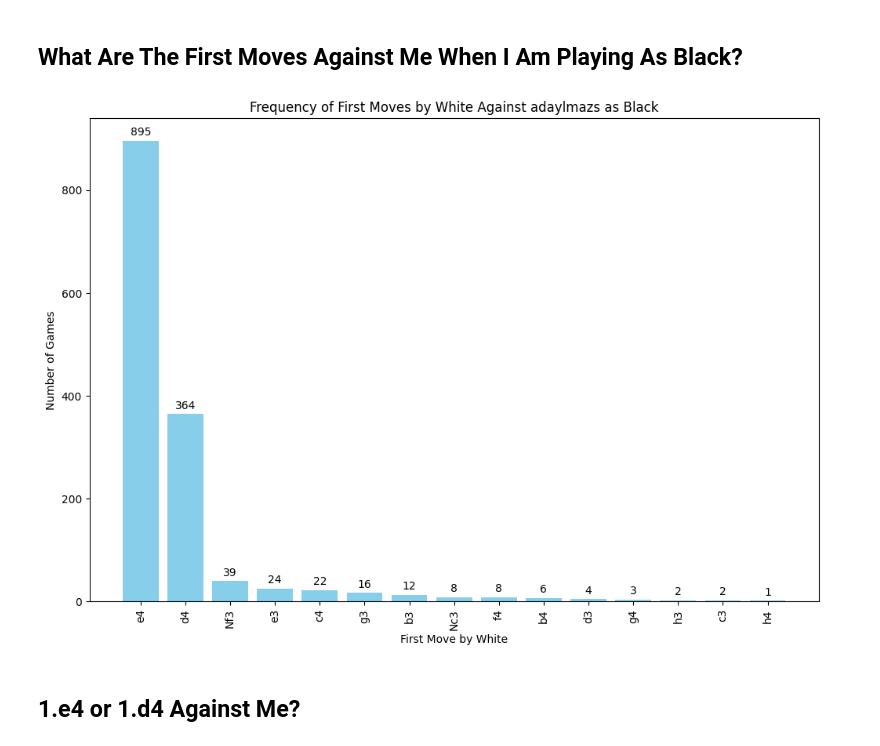
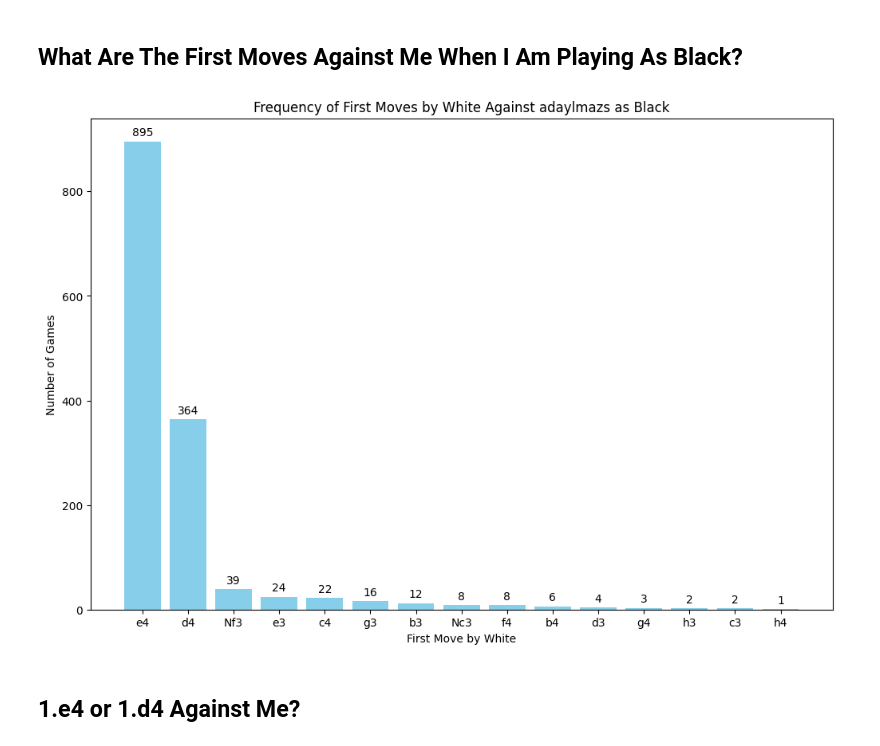
Before and after one commit to adayilmax/Analysis-and-Visualization-of-my-Chess.com-games, a Jupyter notebook: DataAnalysis&VisualizationOfMyChess.comGames.ipynb, the cells around one changed output. Cells and saved outputs as stored; diff of their text form; code cells hidden in the pictures.

```diff
--- a/DataAnalysis&VisualizationOfMyChess.comGames.ipynb
+++ b/DataAnalysis&VisualizationOfMyChess.comGames.ipynb
@@ -727,7 +727,7 @@ if not first_move_counts.empty:
     plt.xlabel('First Move')
     plt.ylabel('Number of Games')
     plt.title('Frequency of First Moves by adaylmazs as White')
-    plt.xticks(rotation=90)  # Rotate the x labels to show each move clearly
+    plt.xticks(rotation=0)  # Rotate the x labels to show each move clearly
 
     # Add text annotations on top of each bar with the exact number
     for bar in bars:
@@ -778,35 +778,35 @@ Win rate for 'adaylmazs' as white with 1.d4: 53.83%
 # Filter for games where I am the black player and create a copy to avoid the warning
 adaylmazs_black_games = all_games_df[all_games_df['Black'] == 'adaylmazs'].copy()
 
 # Apply the function to extract the first move for each game by white when I am playing black
 adaylmazs_black_games['FirstMoveByWhite'] = adaylmazs_black_games['Moves'].apply(extract_first_move)
 
 # Calculate the frequency of each first move by white
 first_move_counts_black = adaylmazs_black_games['FirstMoveByWhite'].value_counts()
 
 # Check if we have extracted moves properly
 if not first_move_counts_black.empty:
     # Create a bar chart to visualize the frequency of first moves by white
     plt.figure(figsize=(12, 8))
     bars = plt.bar(first_move_counts_black.index, first_move_counts_black.values, color='skyblue')
     plt.xlabel('First Move by White')
     plt.ylabel('Number of Games')
     plt.title('Frequency of First Moves by White Against adaylmazs as Black')
-    plt.xticks(rotation=90)  # Rotate the x labels to show each move clearly
+    plt.xticks(rotation=0)  # Rotate the x labels to show each move clearly
 
     # Add text annotations on top of each bar with the exact number
     for bar in bars:
         height = bar.get_height()
         plt.annotate(f'{height}', xy=(bar.get_x() + bar.get_width() / 2, height),
                      xytext=(0, 3),  # 3 points vertical offset
                      textcoords="offset points",
                      ha='center', va='bottom')
 
     plt.show()
 else:
     print("No valid first moves by white found when 'adaylmazs' is playing as black.")
 # %% [output]
-[figure, old version]
+[figure, new version]
 # %% [markdown]
 ## 1.e4 or 1.d4 Against Me?
 # %%
```
Also changed, not shown: parts of 3 cells of this notebook.
